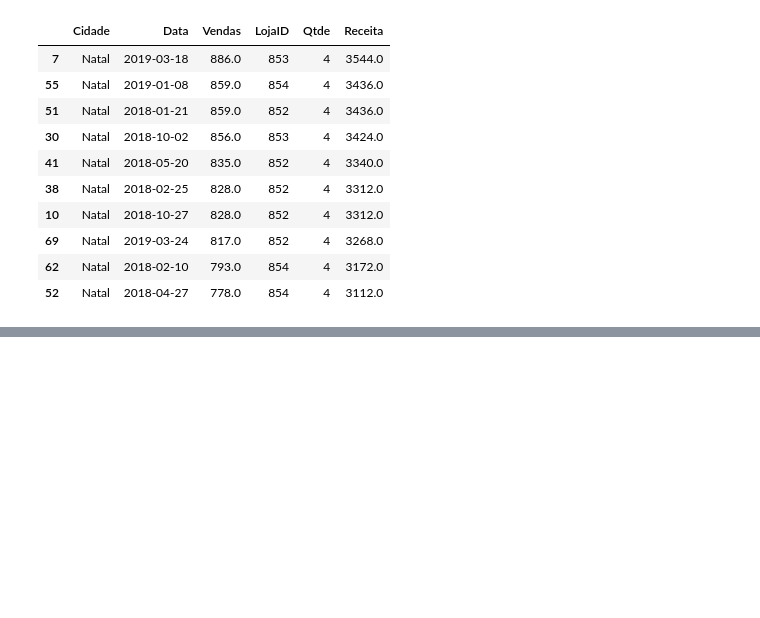
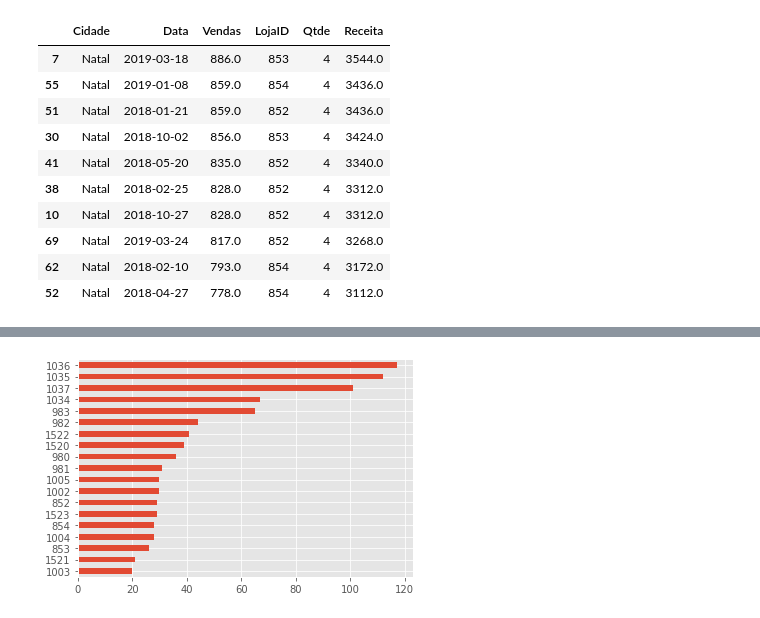
Before and after one commit to dssalim/Desafio-Dio, a Jupyter notebook: Pandas_Aula5.ipynb, the cells around one changed output, grey strips where cells are left out. Drawn from its saved outputs; the diff is of its cells as text; code cells hidden in the pictures; blank space fills up the shorter version.

```diff
--- a/Pandas_Aula5.ipynb
+++ b/Pandas_Aula5.ipynb
@@ -153,0 +305,5 @@ df.sort_values("Receita", ascending=False).head(10)
+# %%
+#Grafico com barras horizontais maior para o menor. Ponto e virgula faz o grafico sair sem a linha de endereço
+df["LojaID"].value_counts(ascending = True).plot.barh();
+# %% [output]
+[figure, added]
```
Also changed, not shown: parts of 36 cells of this notebook.
